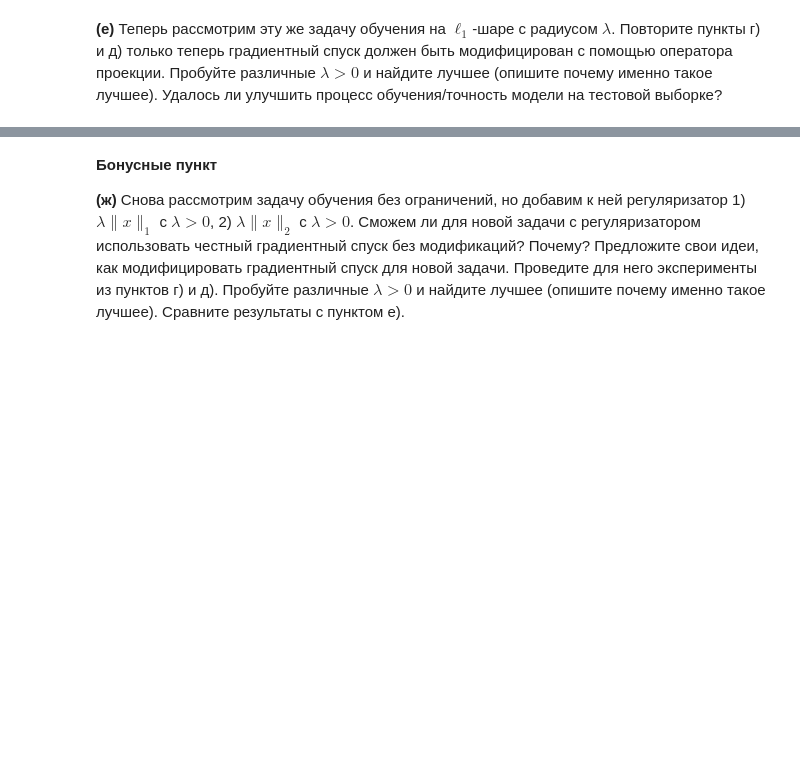
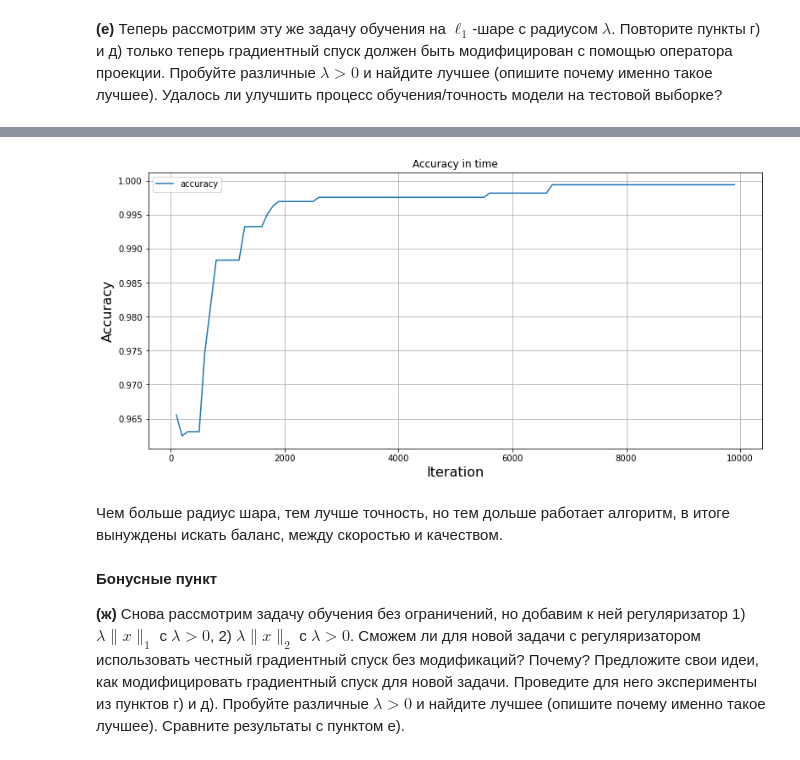
Before and after one commit to HAshIRa7/Optimization-methods, a Jupyter notebook: Optimization_HW_2.ipynb, the cells around one changed output, grey strips where cells are left out. Drawn from its saved outputs; the diff is of its cells as text; code cells hidden in the pictures; blank space fills up the shorter version.

```diff
--- a/Optimization_HW_2.ipynb
+++ b/Optimization_HW_2.ipynb
@@ -220,3 +384,27 @@ __(e)__ Теперь рассмотрим эту же задачу обучен
+# %%
+accuracy_history = []
+for i in range(100, len(gd2.w_history), 100):
+    y_pred = np.dot(X_test, gd2.w_history[i])
+    for i in range(y_pred.shape[0]):
+        if(np.absolute(y_pred[i] - 1) <= np.absolute(y_pred[i] - 2)):
+            y_pred[i] = 1
+        else:
+            y_pred[i] = 2
+
+    accuracy_history.append((np.sum(y_pred == y_test))/y_test.shape[0])
+# %%
+plt.figure(figsize=(13, 6))
+plt.plot(range(100, len(gd2.w_history), 100), accuracy_history, label='accuracy')
+plt.title('Accuracy in time')
+plt.legend()
+plt.xlabel('Iteration', fontsize=16)
+plt.ylabel('Accuracy', fontsize=16)
+plt.grid()
+plt.show()
+# %% [output]
+[figure, added]
+# %% [markdown]
+Чем больше радиус шара, тем лучше точность, но тем дольше работает алгоритм, в итоге вынуждены искать баланс, между скоростью и качеством.
 # %% [markdown]
 __Бонусные пункт__
 
```
Also changed, not shown: parts of 30 cells of this notebook.
